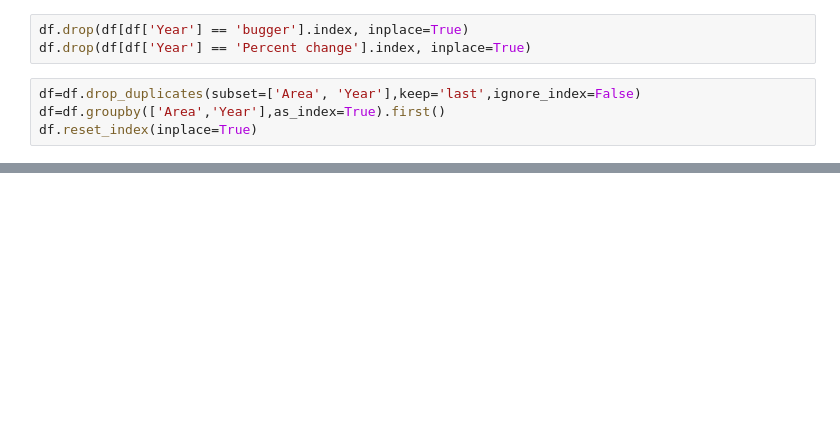
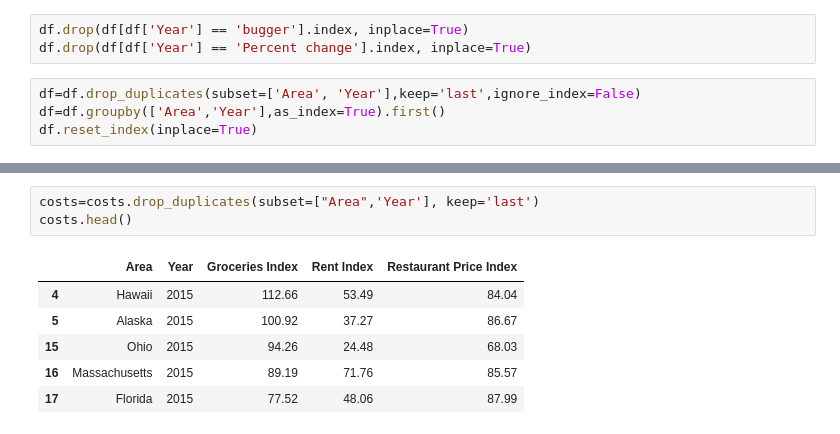
Before and after one commit to Cuiweiyi/CALEA_and_crime, a Jupyter notebook: notebook/Crime_and_Cost_Living.ipynb, the cells around one changed output, grey strips where cells are left out. Saved outputs shown, nothing was run; the diff lists cells and outputs as text; blank space fills up the shorter version.

```diff
--- a/notebook/Crime_and_Cost_Living.ipynb
+++ b/notebook/Crime_and_Cost_Living.ipynb
@@ -558,0 +1349,10 @@ crime.to_excel(r'..\data\thief.xlsx',sheet_name='crime',index=False)
+# %%
+costs=costs.drop_duplicates(subset=["Area",'Year'], keep='last')
+costs.head()
+# %% [output]
+|  | Area | Year | Groceries Index | Rent Index | Restaurant Price Index |
+| 4 | Hawaii | 2015 | 112.66 | 53.49 | 84.04 |
+| 5 | Alaska | 2015 | 100.92 | 37.27 | 86.67 |
+| 15 | Ohio | 2015 | 94.26 | 24.48 | 68.03 |
+| 16 | Massachusetts | 2015 | 89.19 | 71.76 | 85.57 |
+| 17 | Florida | 2015 | 77.52 | 48.06 | 87.99 |
```
Also changed, not shown: parts of 105 cells of this notebook.
